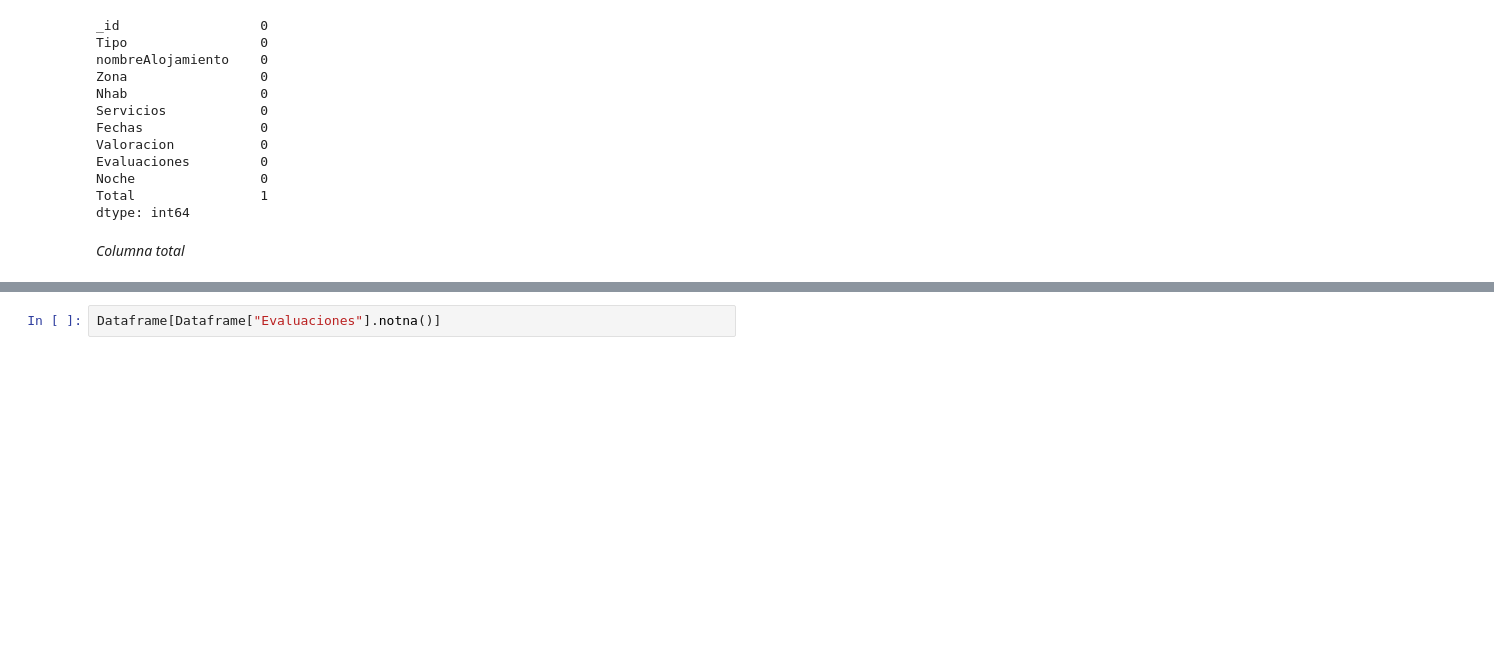
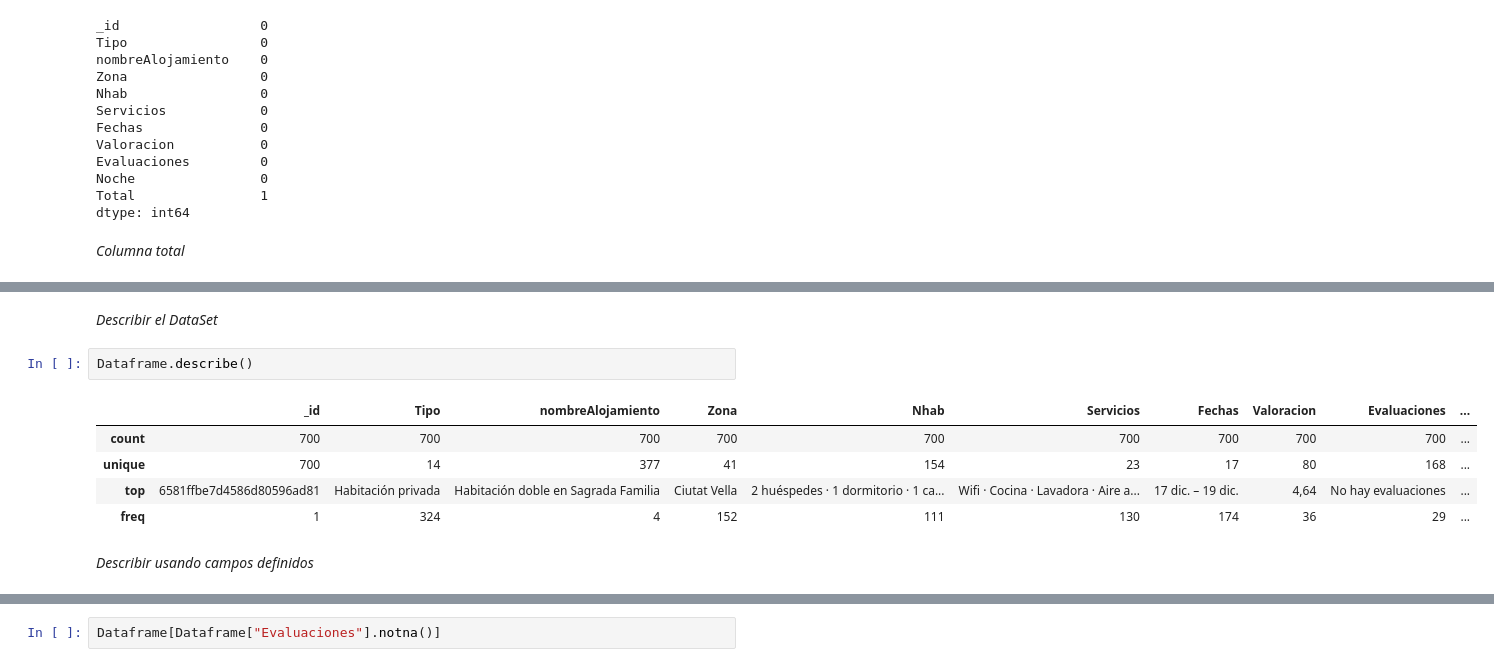
Before and after one commit to Alejo-P/Analisis-de-datos, a Jupyter notebook: Repaso_1B/Act_repaso.ipynb, the cells around one changed output, grey strips where cells are left out. Cells and saved outputs as stored; diff of their text form; blank space fills up the shorter version.

```diff
--- a/Repaso_1B/Act_repaso.ipynb
+++ b/Repaso_1B/Act_repaso.ipynb
@@ -290,0 +313,12 @@ _Columna total_
+# %% [markdown]
+_Describir el DataSet_
+# %%
+Dataframe.describe()
+# %% [output]
+|  | _id | Tipo | nombreAlojamiento | Zona | Nhab | Servicios | Fechas | Valoracion | Evaluaciones | ... |
+| count | 700 | 700 | 700 | 700 | 700 | 700 | 700 | 700 | 700 | ... |
+| unique | 700 | 14 | 377 | 41 | 154 | 23 | 17 | 80 | 168 | ... |
+| top | 6581ffbe7d4586d80596ad81 | Habitación privada | Habitación doble en Sagrada Familia | Ciutat Vella | 2 huéspedes · 1 dormitorio · 1 ca... | Wifi · Cocina · Lavadora · Aire a... | 17 dic. – 19 dic. | 4,64 | No hay evaluaciones | ... |
+| freq | 1 | 324 | 4 | 152 | 111 | 130 | 174 | 36 | 29 | ... |
+# %% [markdown]
+_Describir usando campos definidos_
```
Also changed, not shown: parts of 8 cells of this notebook, 2 other files.
